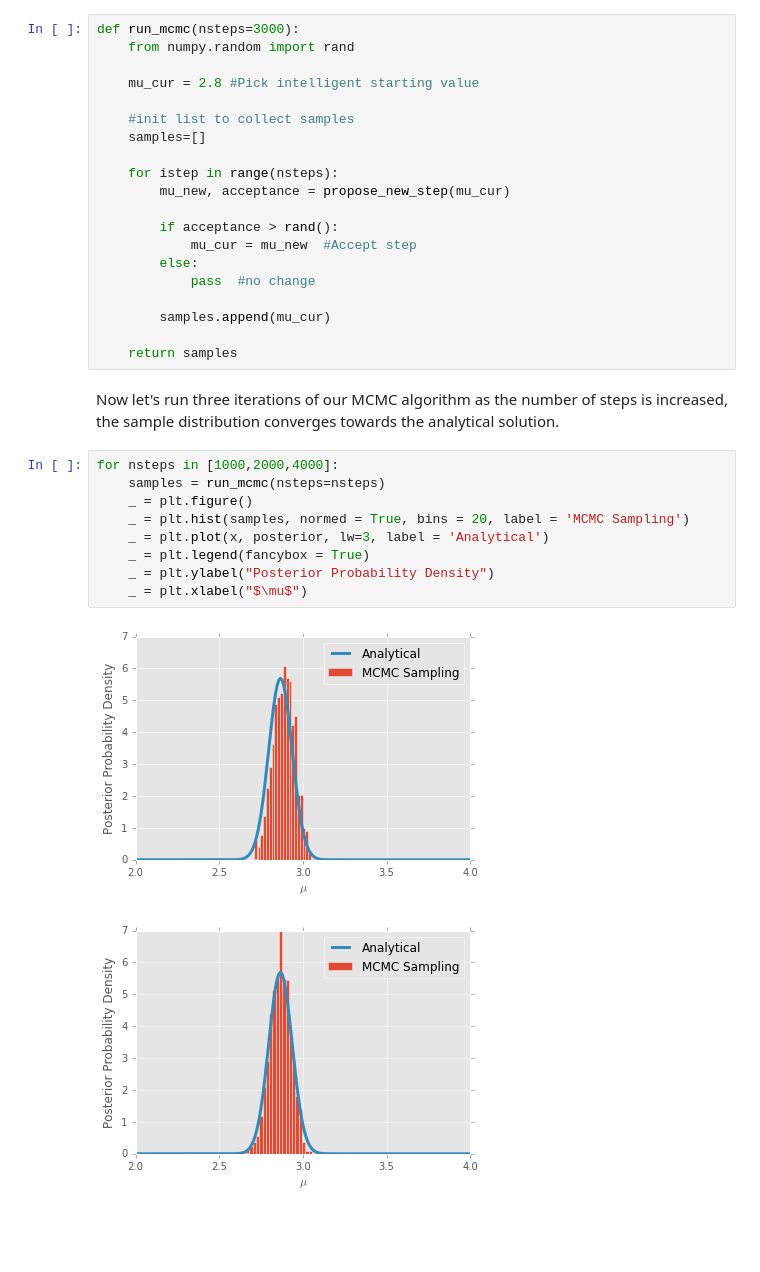
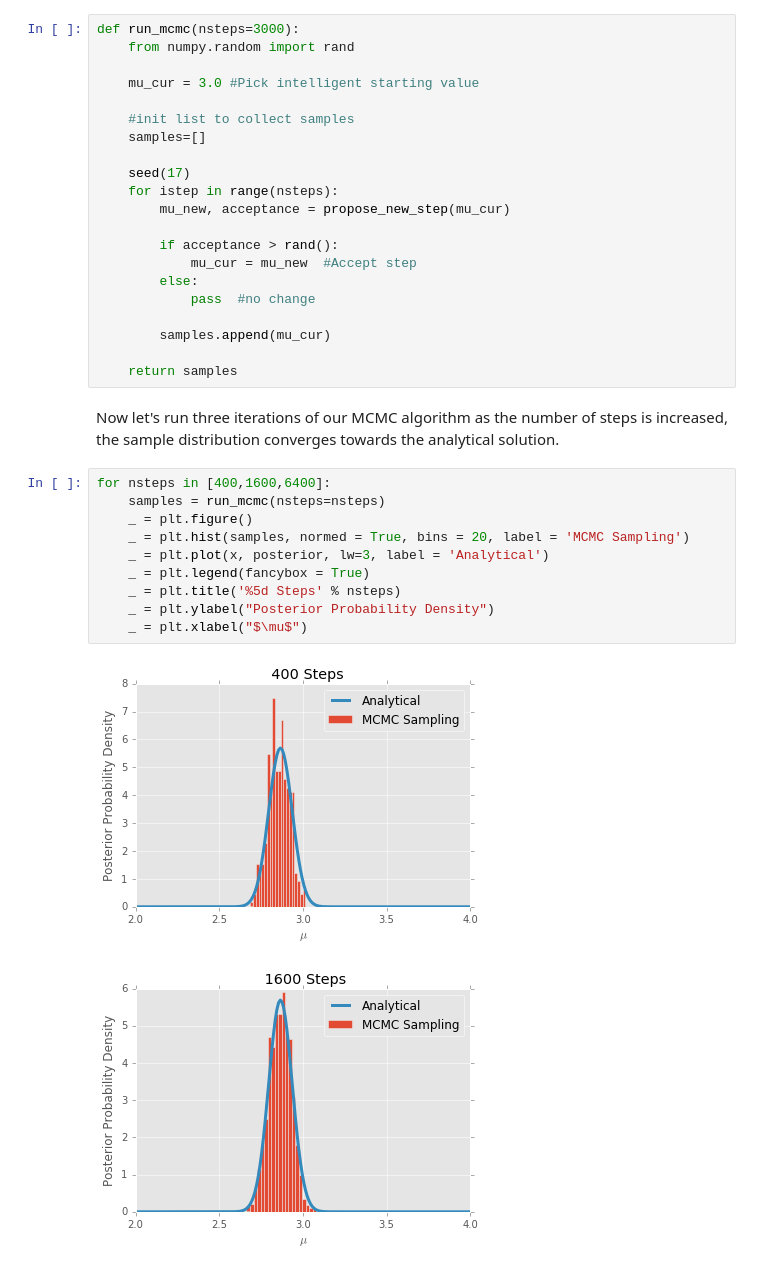
Before and after one commit to boiling-stream/stats-lessons, a Jupyter notebook: Lesson2-Bayes.ipynb, the cells around one changed output. Saved outputs shown, nothing was run; the diff lists cells and outputs as text; blank space fills up the shorter version.

```diff
--- a/Lesson2-Bayes.ipynb
+++ b/Lesson2-Bayes.ipynb
@@ -129,11 +129,12 @@ Now we write a routine that initializes $\mu$ and loops over thousands of steps,
 def run_mcmc(nsteps=3000):
     from numpy.random import rand
 
-    mu_cur = 2.8 #Pick intelligent starting value
+    mu_cur = 3.0 #Pick intelligent starting value
 
     #init list to collect samples
     samples=[]
 
+    seed(17)
     for istep in range(nsteps):
         mu_new, acceptance = propose_new_step(mu_cur)
 
@@ -148,14 +149,15 @@ def run_mcmc(nsteps=3000):
 # %% [markdown]
 Now let's run three iterations of our MCMC algorithm as the number of steps is increased, the sample distribution converges towards the analytical solution.
 # %%
-for nsteps in [1000,2000,4000]:
+for nsteps in [400,1600,6400]:
     samples = run_mcmc(nsteps=nsteps)
     _ = plt.figure()
     _ = plt.hist(samples, normed = True, bins = 20, label = 'MCMC Sampling')
     _ = plt.plot(x, posterior, lw=3, label = 'Analytical')
     _ = plt.legend(fancybox = True)
+    _ = plt.title('%5d Steps' % nsteps)
     _ = plt.ylabel("Posterior Probability Density")
     _ = plt.xlabel("$\mu$")
 # %% [output]
-[figure, old version]
+[figure, new version]
-[figure, old version]
+[figure, new version]
```
Also changed, not shown: parts of 6 cells of this notebook, 2 other files.
